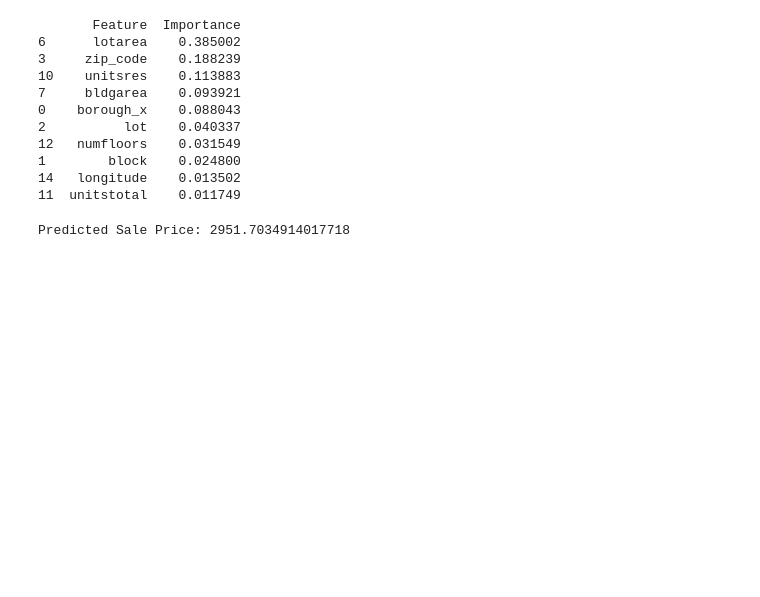
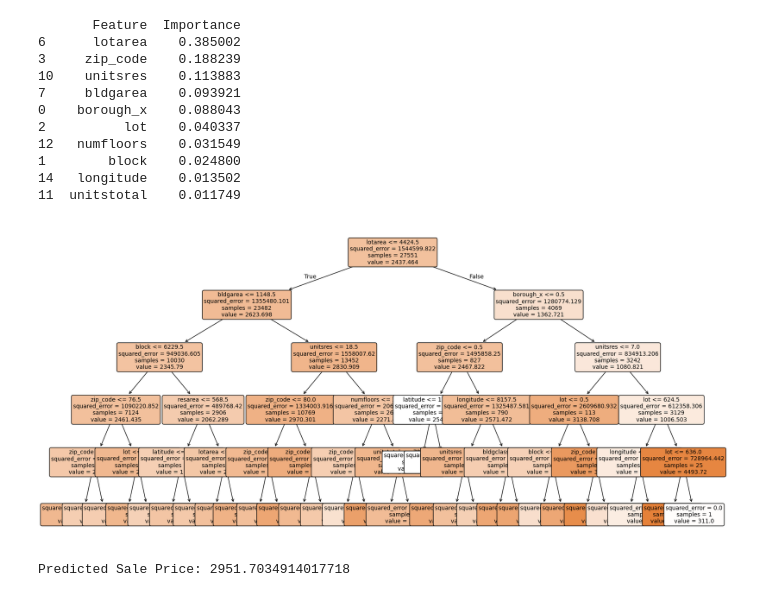
Before and after one commit to Aathi-mb/Decision_tree6, a Jupyter notebook: decision_tree.ipynb, the cells around one changed output. Drawn from its saved outputs; the diff is of its cells as text; code cells hidden in the pictures; blank space fills up the shorter version.

```diff
--- a/decision_tree.ipynb
+++ b/decision_tree.ipynb
@@ -94,6 +94,20 @@ print(importance.head(10))
 1        block    0.024800
 14   longitude    0.013502
 11  unitstotal    0.011749
+# %%
+import matplotlib.pyplot as plt
+
+plt.figure(figsize=(20,10))
+plot_tree(
+    model,
+    feature_names=X.columns,
+    filled=True,
+    rounded=True,
+    fontsize=10
+)
+plt.show()
+# %% [output]
+[figure, added]
 # %%
 import joblib
 
```
Also changed, not shown: parts of 1 cell of this notebook, 2 other files.
